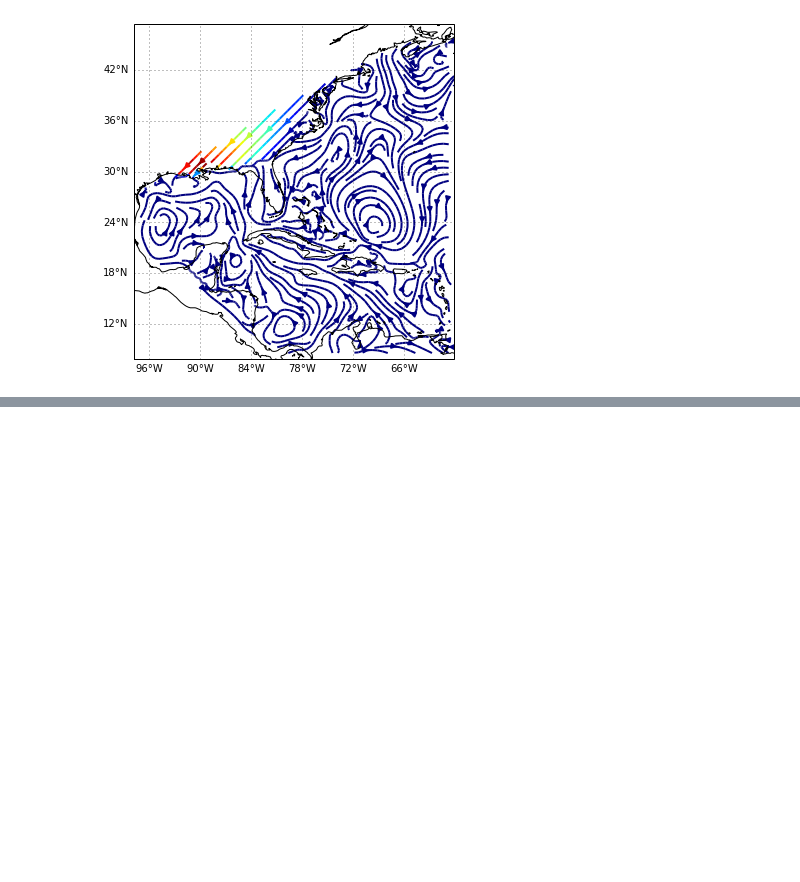
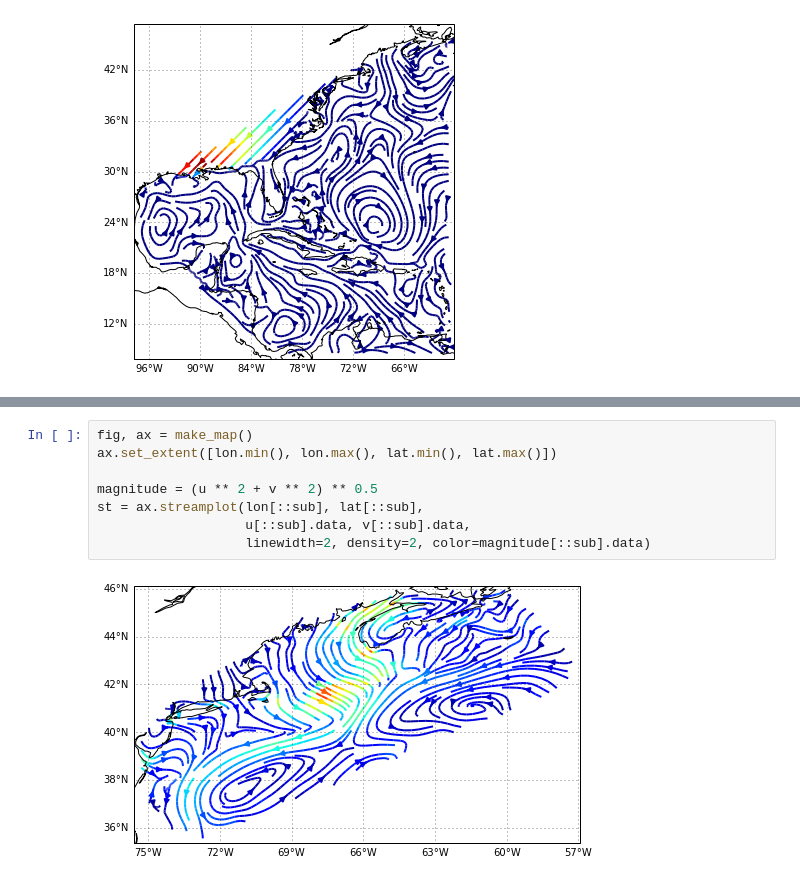
Before and after one commit to pyugrid/pyugrid, a Jupyter notebook: notebook_examples/vector_plotting_example.ipynb, the cells around one changed output, grey strips where cells are left out. Drawn from its saved outputs; the diff is of its cells as text; blank space fills up the shorter version.

```diff
--- a/notebook_examples/vector_plotting_example.ipynb
+++ b/notebook_examples/vector_plotting_example.ipynb
@@ -98,0 +125,10 @@ st = ax.streamplot(lon[::sub], lat[::sub],
+# %%
+fig, ax = make_map()
+ax.set_extent([lon.min(), lon.max(), lat.min(), lat.max()])
+
+magnitude = (u ** 2 + v ** 2) ** 0.5
+st = ax.streamplot(lon[::sub], lat[::sub],
+                   u[::sub].data, v[::sub].data,
+                   linewidth=2, density=2, color=magnitude[::sub].data)
+# %% [output]
+[figure, added]
```
Also changed, not shown: parts of 15 cells of this notebook.
